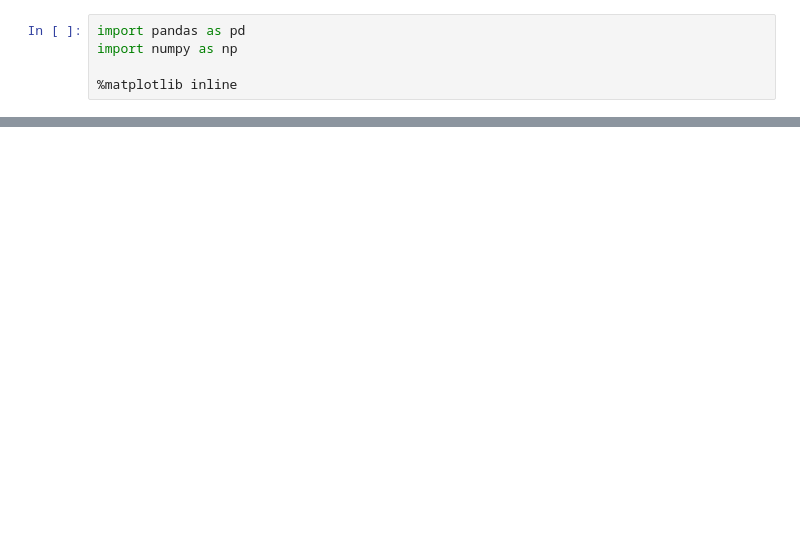
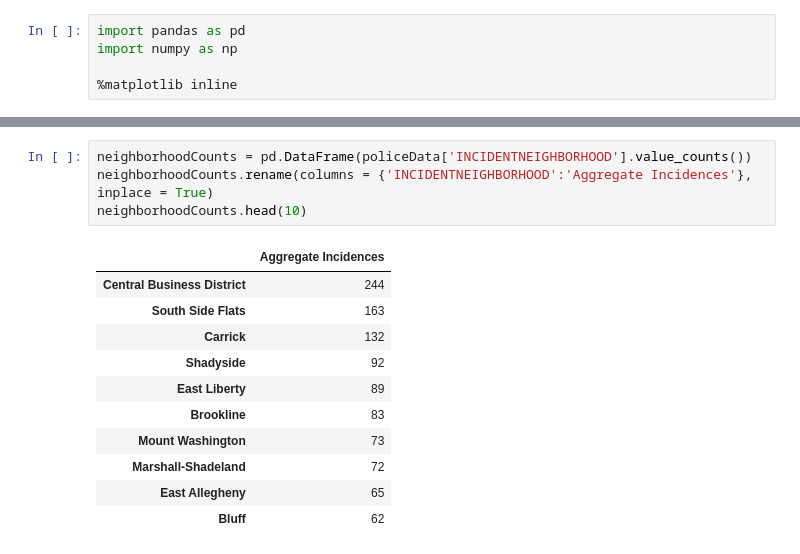
Before and after one commit to alucchitti/BigIdeasFinal, a Jupyter notebook: final-project.ipynb, the cells around one changed output, grey strips where cells are left out. Cells and saved outputs as stored; diff of their text form; blank space fills up the shorter version.

```diff
--- a/final-project.ipynb
+++ b/final-project.ipynb
@@ -9,0 +23,16 @@ FileNotFoundError: File b'police-incident-blotter.csv' does not exist
+# %%
+neighborhoodCounts = pd.DataFrame(policeData['INCIDENTNEIGHBORHOOD'].value_counts())
+neighborhoodCounts.rename(columns = {'INCIDENTNEIGHBORHOOD':'Aggregate Incidences'}, inplace = True)
+neighborhoodCounts.head(10)
+# %% [output]
+|  | Aggregate Incidences |
+| Central Business District | 244 |
+| South Side Flats | 163 |
+| Carrick | 132 |
+| Shadyside | 92 |
+| East Liberty | 89 |
+| Brookline | 83 |
+| Mount Washington | 73 |
+| Marshall-Shadeland | 72 |
+| East Allegheny | 65 |
+| Bluff | 62 |
```
Also changed, not shown: parts of 4 cells of this notebook.
